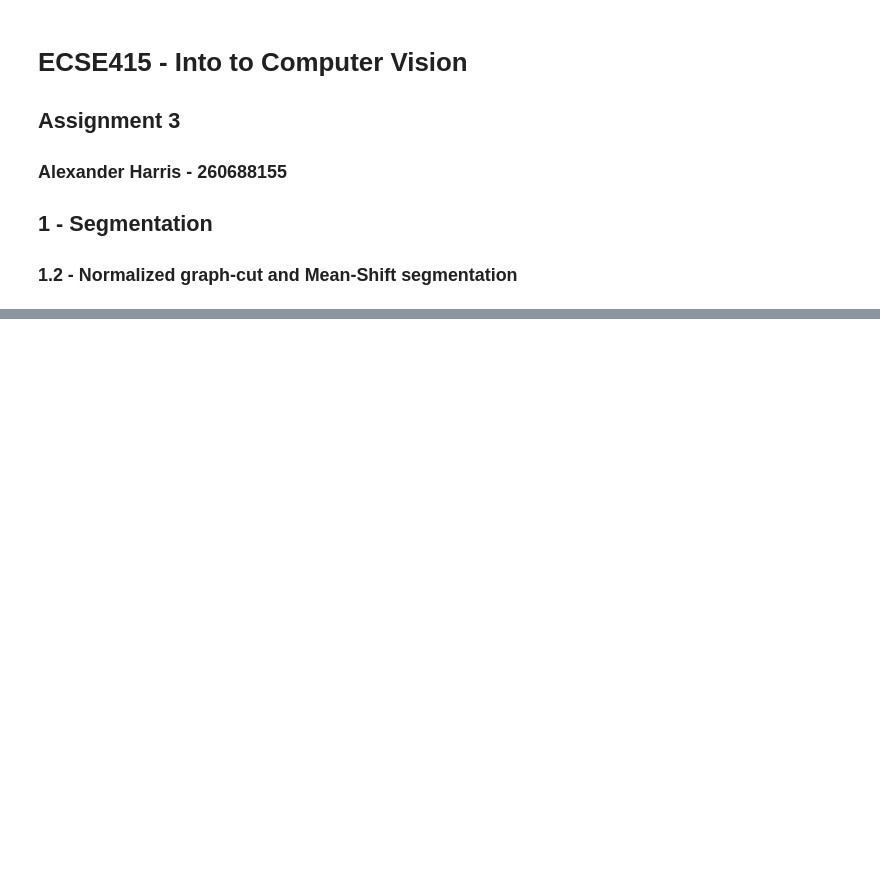
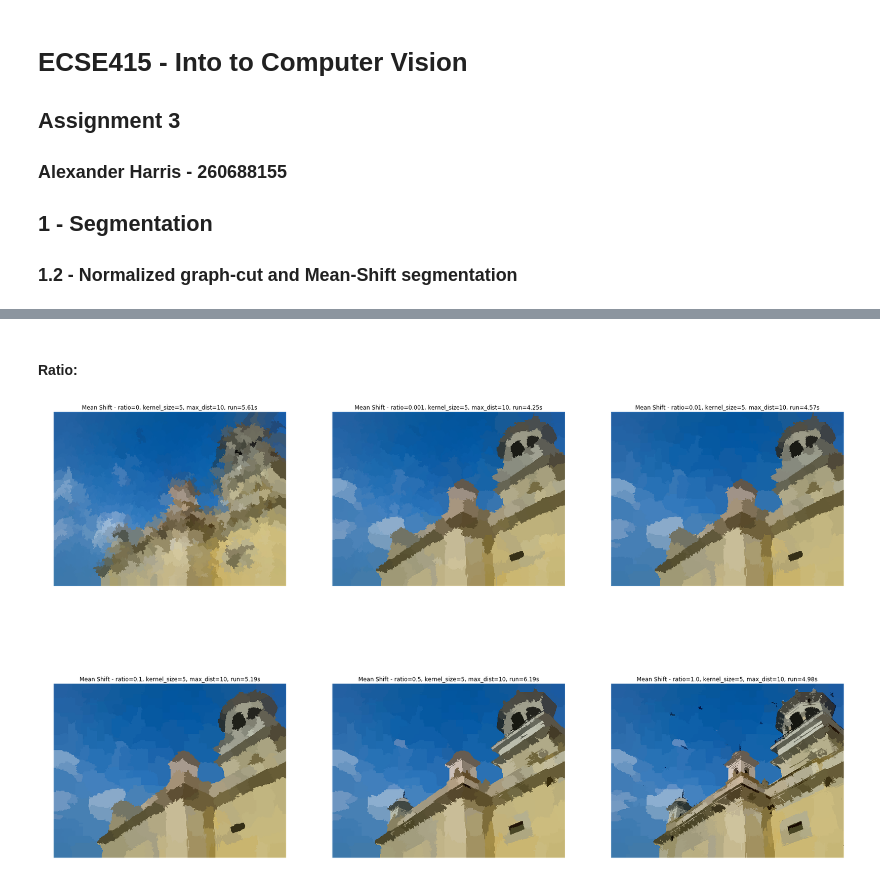
Before and after one commit to alexH2456/ECSE415, a Jupyter notebook: src/a3/GraphCut_MeanShift.ipynb, the cells around one changed output, grey strips where cells are left out. Cells and saved outputs as stored; diff of their text form; code cells hidden in the pictures; blank space fills up the shorter version.

```diff
--- a/src/a3/GraphCut_MeanShift.ipynb
+++ b/src/a3/GraphCut_MeanShift.ipynb
@@ -27,0 +102,28 @@ plt.show()
+# %%
+def meanShift(img, ratio=1.0, kernel_size=5, max_dist=10):
+    """
+    Mean Shift segmentation using the quickshift algorithm.
+
+    ratio: balance of color-space proximity and image-space proximity
+    kernel_size: width of Gaussian kernel used in smoothing
+    max_dist: cut-off point for data distances
+    """
+    start = time.time()
+    labels = segmentation.quickshift(img, ratio=ratio, kernel_size=kernel_size, max_dist=max_dist)
+    out = color.label2rgb(labels, img, kind='avg')
+    run = round(time.time() - start, 2)
+
+    return {'image': out, 'title': 'Mean Shift', 'params': 'ratio={}, kernel_size={}, max_dist={}, run={}s'.format(ratio, kernel_size, max_dist, run)}
+# %% [markdown]
+#### Ratio:
+# %%
+images = []
+images.append(meanShift(img, ratio=0))
+images.append(meanShift(img, ratio=0.001))
+images.append(meanShift(img, ratio=0.01))
+images.append(meanShift(img, ratio=0.1))
+images.append(meanShift(img, ratio=0.5))
+images.append(meanShift(img, ratio=1.0))
+plotFigures(images)
+# %% [output]
+[figure, added]
```
Also changed, not shown: parts of 23 cells of this notebook, 1 other file.
